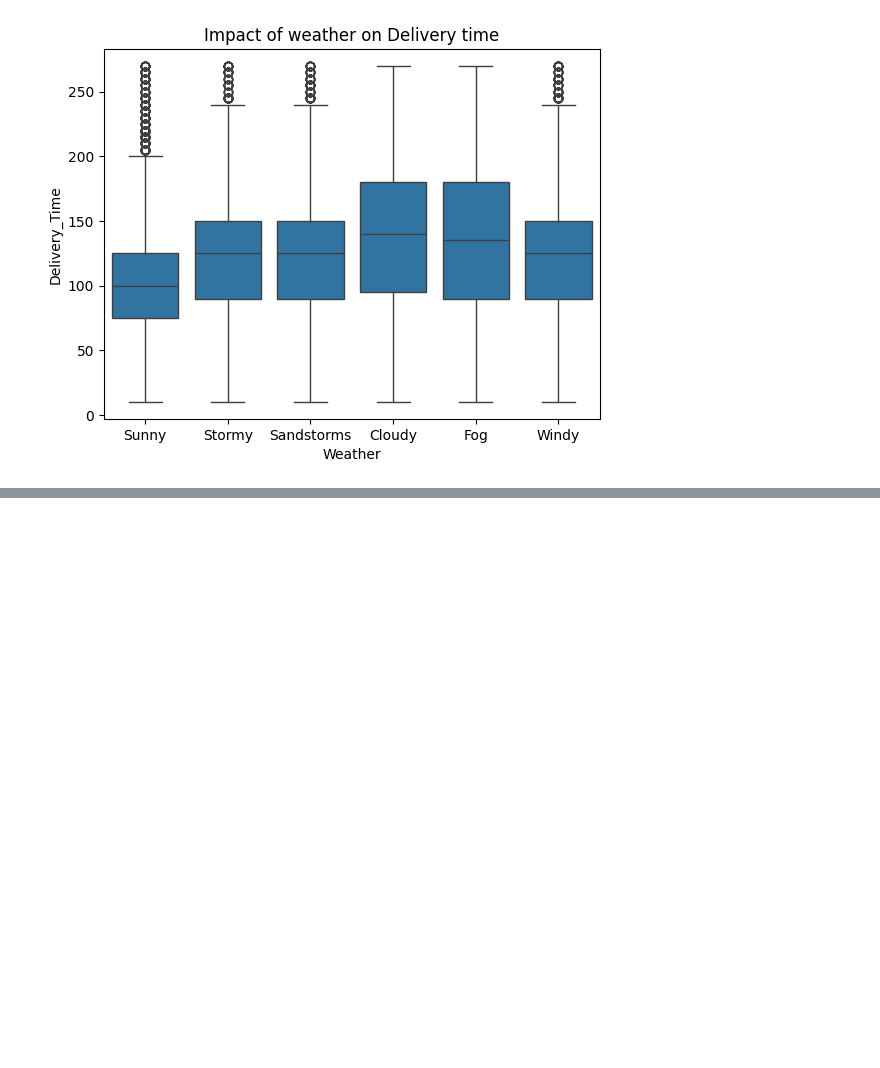
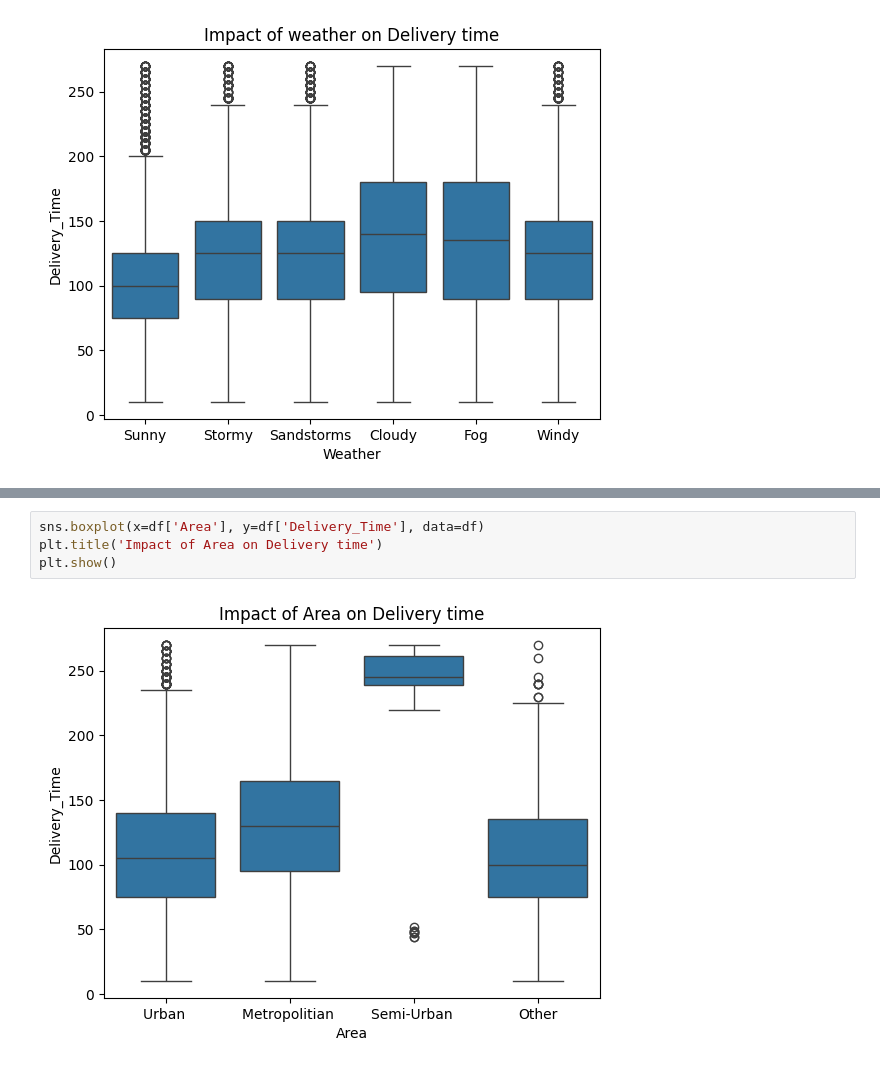
Before and after one commit to IssaMuiz/Last-Mile-ETA-Prediction, a Jupyter notebook: notebooks/data_preprocessing.ipynb, the cells around one changed output, grey strips where cells are left out. Cells and saved outputs as stored; diff of their text form; blank space fills up the shorter version.

```diff
--- a/notebooks/data_preprocessing.ipynb
+++ b/notebooks/data_preprocessing.ipynb
@@ -257,0 +264,6 @@ plt.show()
+# %%
+sns.boxplot(x=df['Area'], y=df['Delivery_Time'], data=df)
+plt.title('Impact of Area on Delivery time')
+plt.show()
+# %% [output]
+[figure, added]
```
Also changed, not shown: parts of 8 cells of this notebook, 1 other file.
